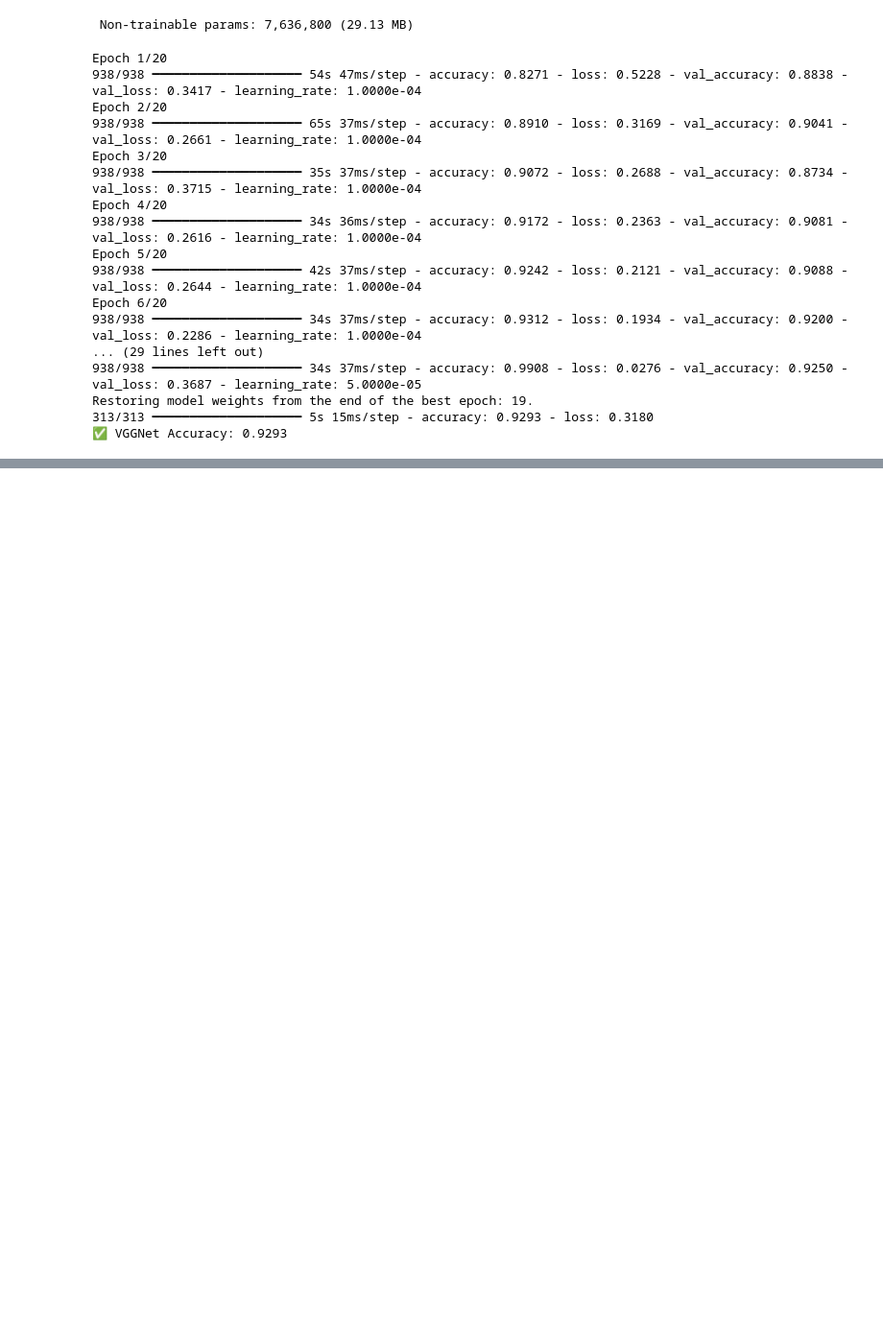
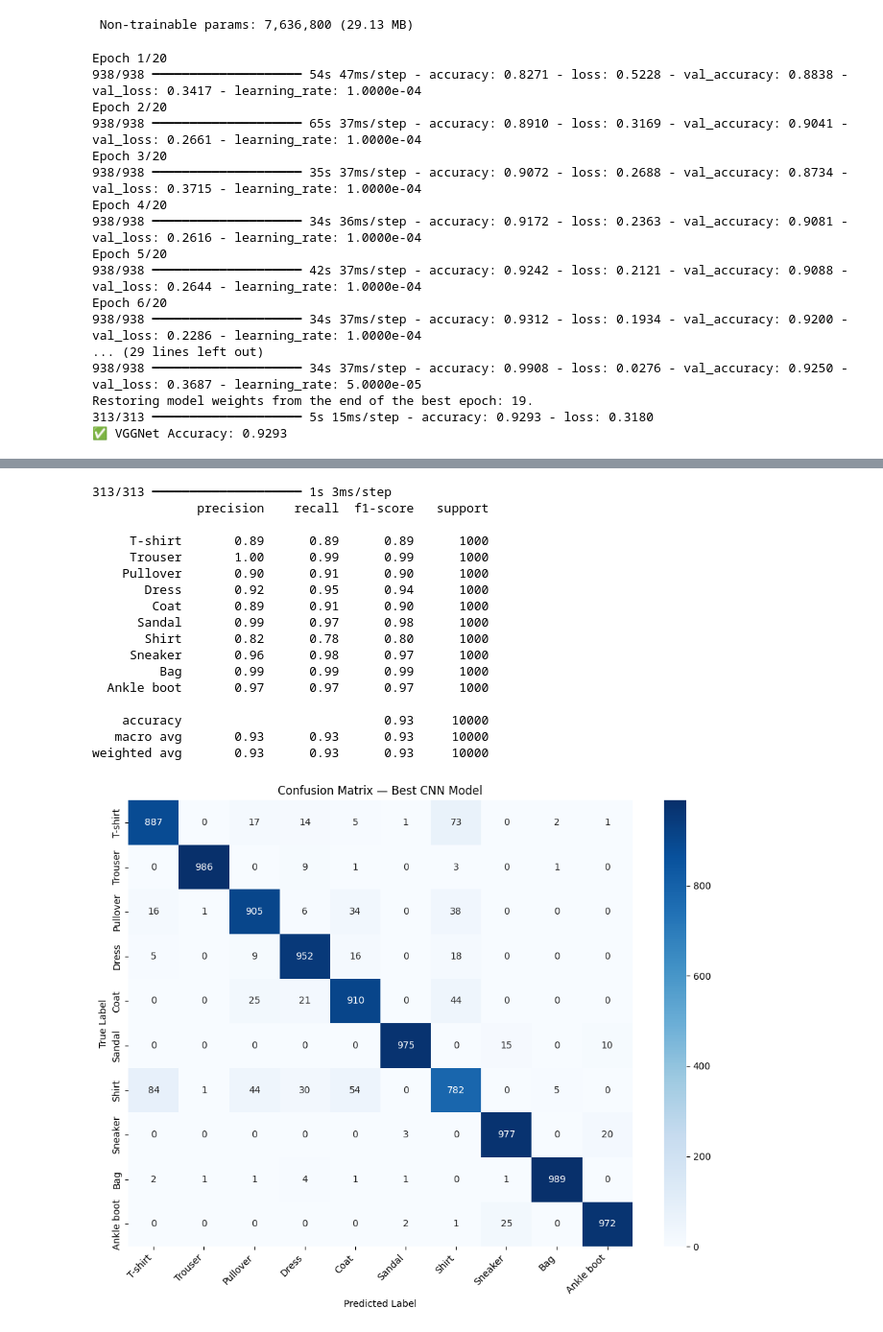
Before and after one commit to jahnavimidde/Deep_learning, a Jupyter notebook: improved_pretrained_models.ipynb, the cells around one changed output, grey strips where cells are left out. Shown at 96% size. Drawn from its saved outputs; the diff is of its cells as text; code cells hidden in the pictures; blank space fills up the shorter version.

```diff
--- a/improved_pretrained_models.ipynb
+++ b/improved_pretrained_models.ipynb
@@ -314,0 +348,17 @@ Restoring model weights from the end of the best epoch: 19.
+# %%
+
+import tensorflow as tf
+from keras.datasets import fashion_mnist
+from keras.models import Sequential
+from keras.layers import Dense, Dropout, Conv2D, MaxPool2D, Flatten, BatchNormalization
+from tensorflow.keras.utils import to_categorical
+from keras.callbacks import ReduceLROnPlateau
+
+# ── 1. Load & Preprocess ──────────────────────────────
+(X_train, y_train), (X_test, y_test) = fashion_mnist.load_data()
+
+X_train = X_train.reshape(-1,28,28,1).astype('float16') / 255
+X_test  = X_test.reshape(-1,28,28,1).astype('float16') / 255
+
+Y_train = to_categorical(y_train, 10)
+Y_test  = to_categorical(y_test, 10)
@@ -314,0 +469,43 @@ Restoring model weights from the end of the best epoch: 19.
+# %%
+from sklearn.metrics import classification_report, confusion_matrix
+import seaborn as sns
+
+class_names = ['T-shirt','Trouser','Pullover','Dress','Coat',
+               'Sandal','Shirt','Sneaker','Bag','Ankle boot']
+
+# Get predictions from your best model (e.g., model)
+y_pred = model.predict(X_test)
+y_pred_classes = y_pred.argmax(axis=1)
+
+# Classification Report
+print(classification_report(y_test, y_pred_classes, target_names=class_names))
+
+# Confusion Matrix
+cm = confusion_matrix(y_test, y_pred_classes)
+plt.figure(figsize=(10,8))
+sns.heatmap(cm, annot=True, fmt='d', cmap='Blues',
+            xticklabels=class_names, yticklabels=class_names)
+plt.title("Confusion Matrix — Best CNN Model")
+plt.ylabel("True Label"); plt.xlabel("Predicted Label")
+plt.xticks(rotation=45, ha='right')
+plt.tight_layout()
+plt.show()
+# %% [output]
+313/313 ━━━━━━━━━━━━━━━━━━━━ 1s 3ms/step
+              precision    recall  f1-score   support
+
+     T-shirt       0.89      0.89      0.89      1000
+     Trouser       1.00      0.99      0.99      1000
+    Pullover       0.90      0.91      0.90      1000
+       Dress       0.92      0.95      0.94      1000
+        Coat       0.89      0.91      0.90      1000
+      Sandal       0.99      0.97      0.98      1000
+       Shirt       0.82      0.78      0.80      1000
+     Sneaker       0.96      0.98      0.97      1000
+         Bag       0.99      0.99      0.99      1000
+  Ankle boot       0.97      0.97      0.97      1000
+
+    accuracy                           0.93     10000
+   macro avg       0.93      0.93      0.93     10000
+weighted avg       0.93      0.93      0.93     10000
+[figure, added]
```
Also changed, not shown: parts of 5 cells of this notebook.
